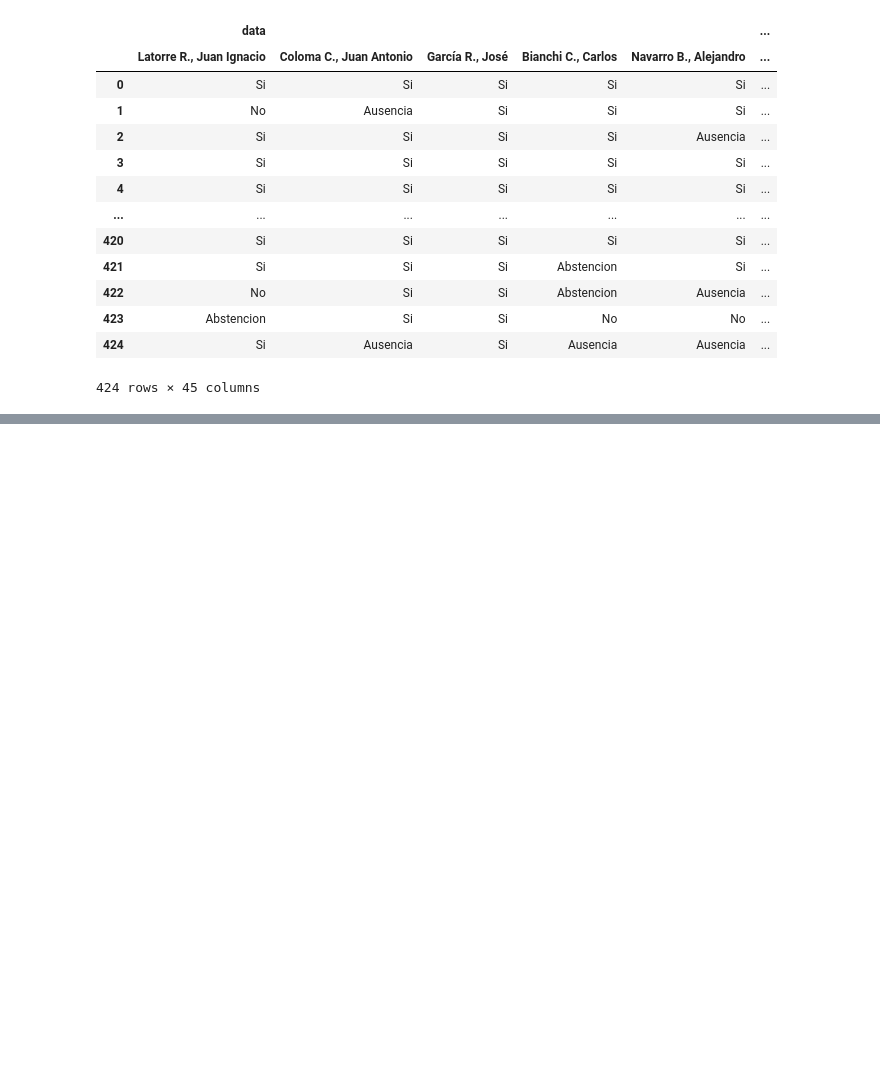
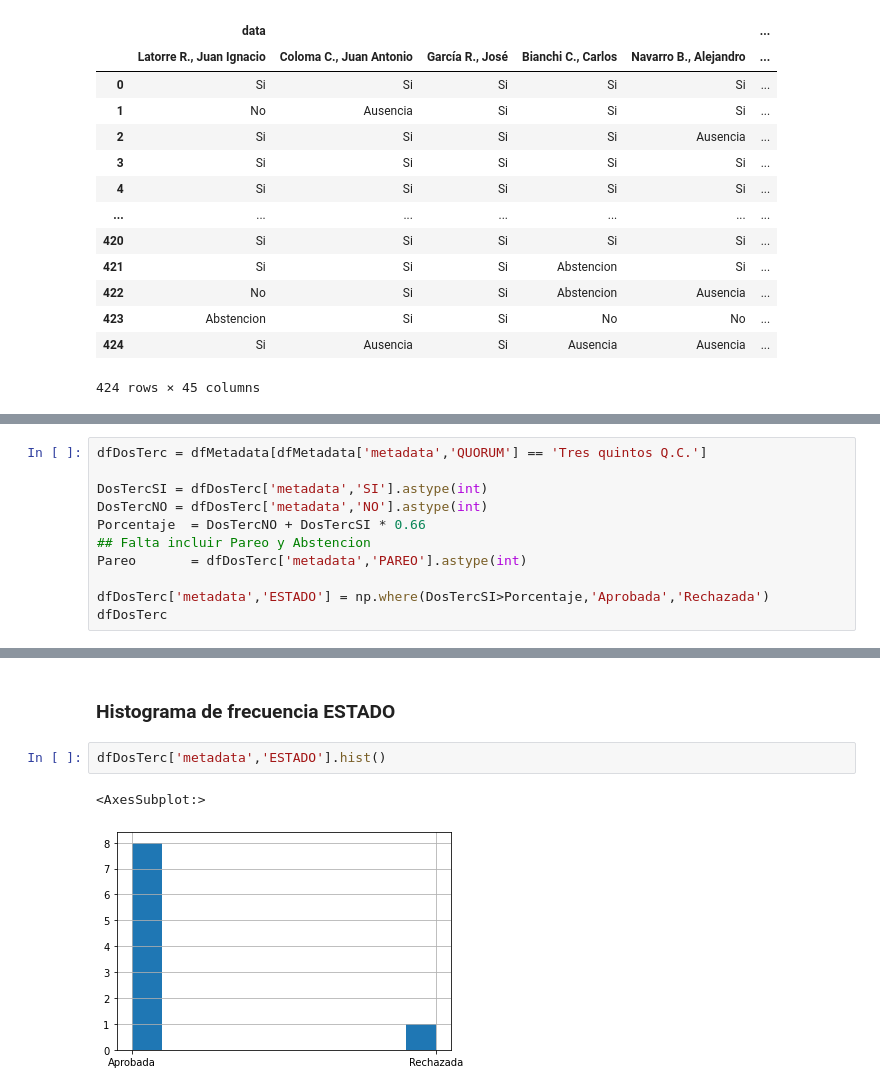
Before and after one commit to nicolasignacio97/Machine-Learning-Duoc, a Jupyter notebook: Examen.ipynb, the cells around one changed output, grey strips where cells are left out. Cells and saved outputs as stored; diff of their text form; blank space fills up the shorter version.

```diff
--- a/Examen.ipynb
+++ b/Examen.ipynb
@@ -355,0 +457,11 @@ dfData
+# %%
+dfDosTerc = dfMetadata[dfMetadata['metadata','QUORUM'] == 'Tres quintos Q.C.']
+
+DosTercSI = dfDosTerc['metadata','SI'].astype(int)
+DosTercNO = dfDosTerc['metadata','NO'].astype(int)
+Porcentaje  = DosTercNO + DosTercSI * 0.66
+## Falta incluir Pareo y Abstencion
+Pareo       = dfDosTerc['metadata','PAREO'].astype(int)
+
+dfDosTerc['metadata','ESTADO'] = np.where(DosTercSI>Porcentaje,'Aprobada','Rechazada')
+dfDosTerc
@@ -355,0 +485,7 @@ dfData
+# %% [markdown]
+### Histograma de frecuencia ESTADO
+# %%
+dfDosTerc['metadata','ESTADO'].hist()
+# %% [output]
+<AxesSubplot:>
+[figure, added]
```
Also changed, not shown: parts of 37 cells of this notebook.
